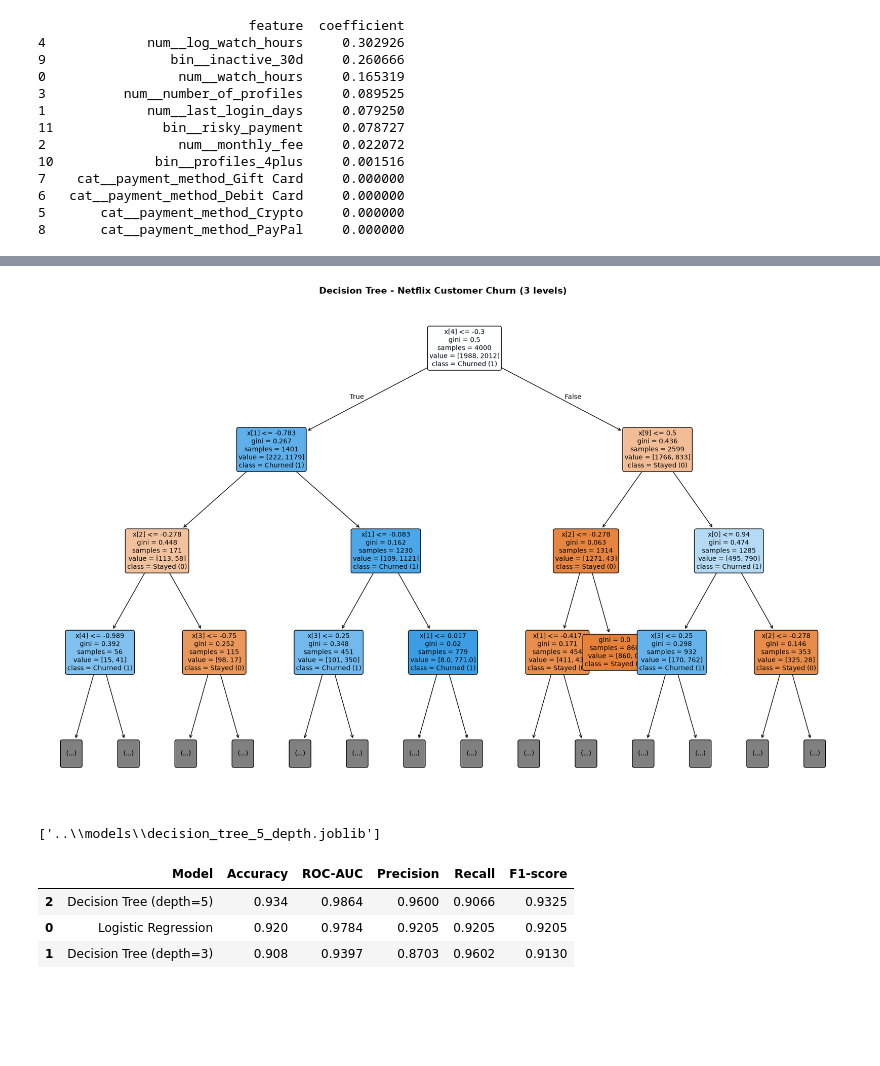
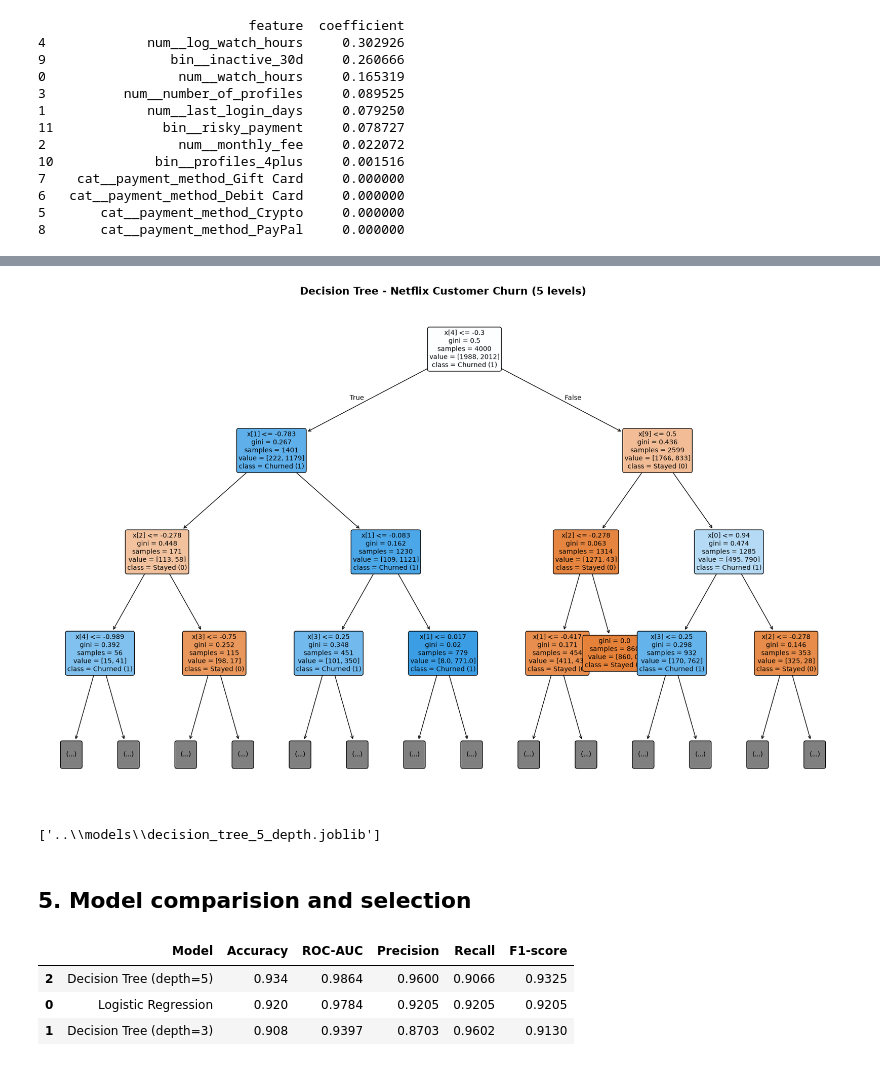
Before and after one commit to bogazc/netflix-customer-churn-analytics, a Jupyter notebook: notebooks/03_modeling.ipynb, the cells around one changed output, grey strips where cells are left out. Cells and saved outputs as stored; diff of their text form; code cells hidden in the pictures; blank space fills up the shorter version.

Commit message:
Added new section to raport (model training) and markdowns in modeling notebook

```diff
--- a/notebooks/03_modeling.ipynb
+++ b/notebooks/03_modeling.ipynb
@@ -207,22 +237,30 @@ print(coef_df2)
 # %%
 plt.figure(figsize=(22, 14))
 plot_tree(
     tree_model1,
     class_names=["Stayed (0)", "Churned (1)"],
     filled=True,
     rounded=True,
     max_depth=3,
     fontsize=10,
 )
-plt.title("Decision Tree - Netflix Customer Churn (3 levels)", fontsize=14, fontweight="bold")
+plt.title("Decision Tree - Netflix Customer Churn (5 levels)", fontsize=16, fontweight="bold")
+
+plt.savefig('../reports/charts/22_decision_tree_churn(5 levels).png',
+    dpi=300,
+    bbox_inches='tight'
+)
+
 plt.show()
 # %% [output]
-[figure, old version]
+[figure, new version]
 # %%
 models_path.mkdir(parents=True, exist_ok=True)
 joblib.dump(tree_model1, models_path / "decision_tree_5_depth.joblib")
 # %% [output]
 ['..\\models\\decision_tree_5_depth.joblib']
+# %% [markdown]
+## 5. Model comparision and selection
 # %%
 models = {
     "Logistic Regression": model,
```
Also changed, not shown: parts of 14 cells of this notebook, 6 other files.
